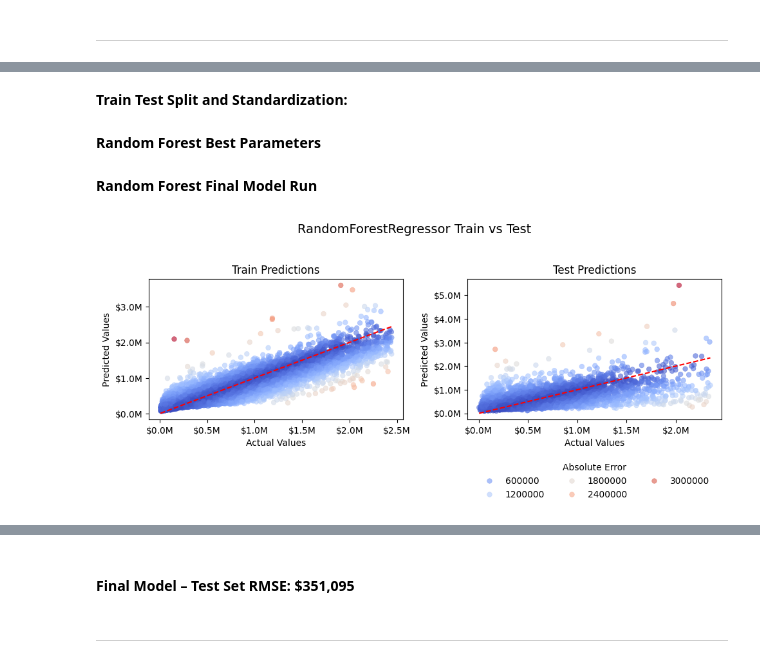
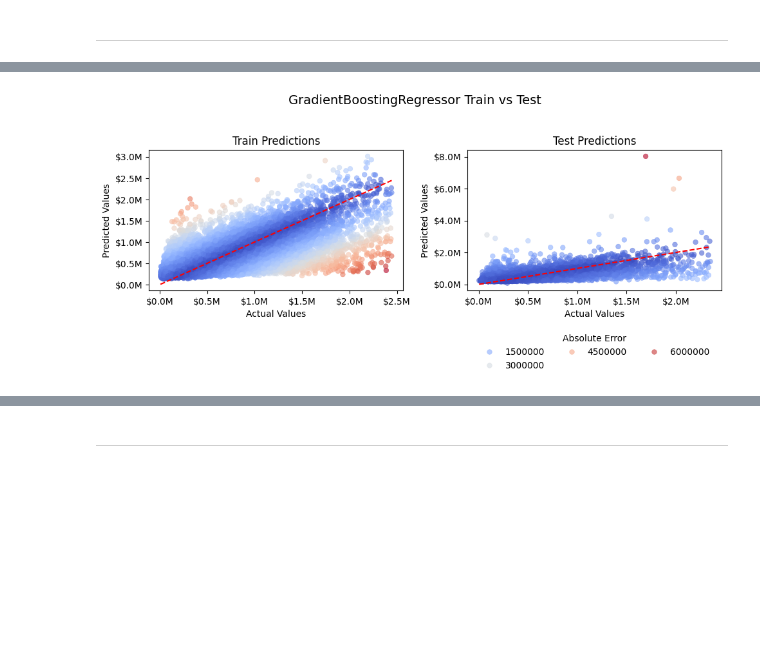
Before and after one commit to LeeMcFarling/Final_Project_Writeup, a Jupyter notebook: Final_Project_Report.ipynb, the cells around one changed output, grey strips where cells are left out. Saved outputs shown, nothing was run; the diff lists cells and outputs as text; code cells hidden in the pictures; blank space fills up the shorter version.

```diff
--- a/Final_Project_Report.ipynb
+++ b/Final_Project_Report.ipynb
@@ -661 +662,10 @@ For this reason, we selected the Random Forest model (trained on the full featur
+# %%
+# fixed variable name
+#TODO: check actual variable name and parameters
+GBT_best_params = {
+    'alpha': 0.9,
+    'ccp_alpha': 0.0,
+    'criterion': 'friedman_mse',
+    'init': None, 'learning_rate': 0.09, 'loss': 'squared_error', 'max_depth': 5, 'max_features': 12, 'max_leaf_nodes': None, 'min_impurity_decrease': 0.0, 'min_samples_leaf': 1, 'min_samples_split': 2, 'min_weight_fraction_leaf': 0.0, 'n_estimators': 194, 'n_iter_no_change': None, 'random_state': None, 'subsample': 1.0, 'tol': 0.0001, 'validation_fraction': 0.1, 'verbose': 0, 'warm_start': False
+}
 # %% [markdown]
@@ -663,2 +672,0 @@ For this reason, we selected the Random Forest model (trained on the full featur
-# %% [markdown]
-**Train Test Split and Standardization:**
@@ -669,2 +672,0 @@ scaled_feature_engineering_x_train_no_log = standardize_features(feature_enginee
-# %% [markdown]
-**Random Forest Best Parameters**
@@ -680,20 +673,18 @@ RF_Best_Params = {
-# %% [markdown]
-**Random Forest Final Model Run**
 # %%
 run_model(
-          model=RandomForestRegressor,
+          model=GradientBoostingRegressor,
           X_train=feature_engineering_X_train_no_log,
           y_train=feature_engineering_y_train_no_log,
           X_test=feature_engineering_X_test_no_log,
           y_test=feature_engineering_y_test_no_log,
           n_repeats=5,
           n_jobs=-1,
           concat_results=False,
-          run_comment="Random Forest Fine-Tuning No Log",
+          run_comment="Best Model Final Run: 'GBT Fine-Tuning No Log Final'",
           target_is_logged=False,
           plot_pred=True,
-          **RF_Best_Params
+          **GBT_best_params
           )
 # %% [output]
-[figure, old version]
+[figure, new version]
 |  | model | model_params | mean_CV_RMSE | std_CV_RMSE | training_RMSE | test_RMSE | run_comment |
@@ -701,5 +692,3 @@ run_model(
-# %% [markdown]
-#### **Final Model – Test Set RMSE: $351,095**
 # %% [markdown]
 ____
 # %% [markdown]
```
Also changed, not shown: parts of 26 cells of this notebook.
